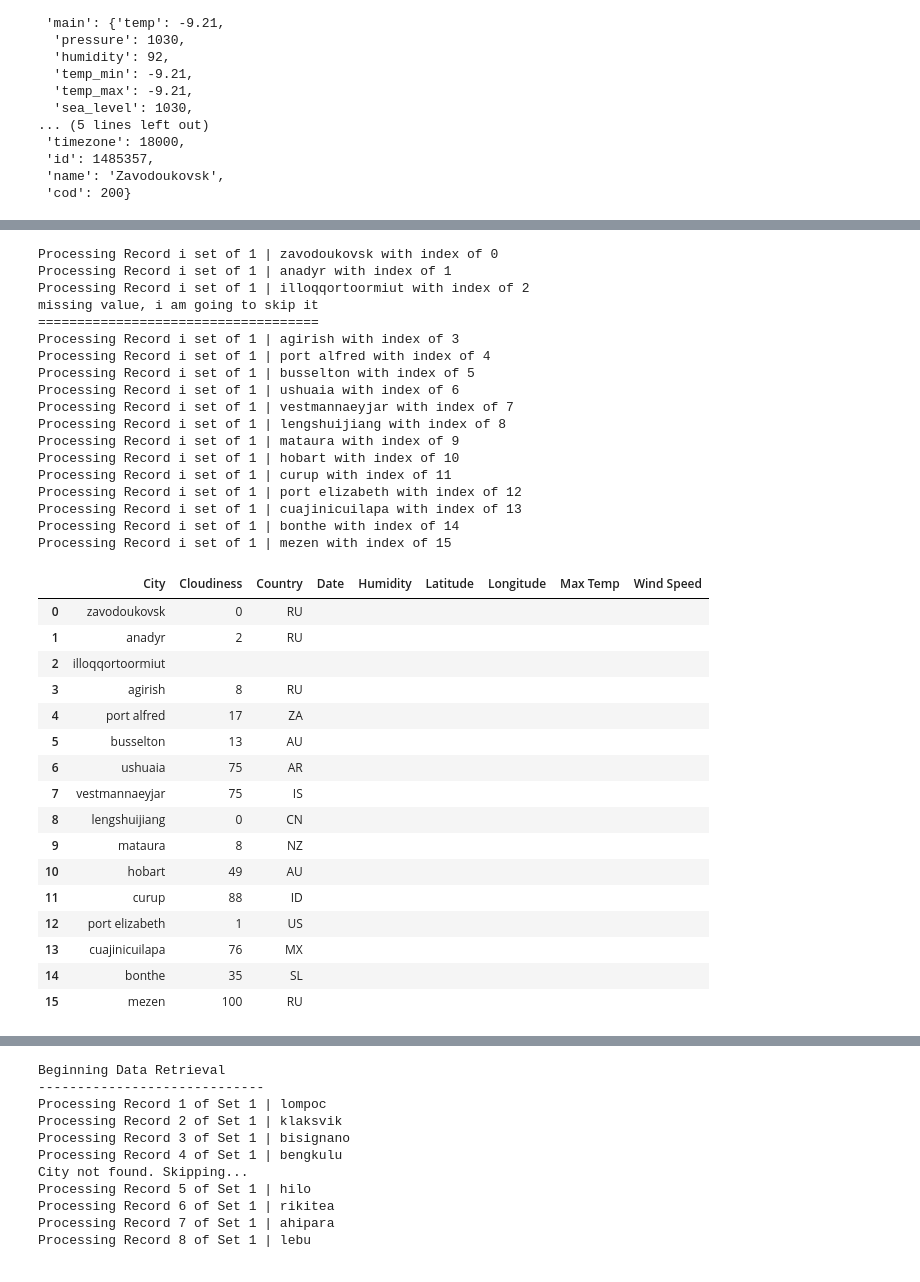
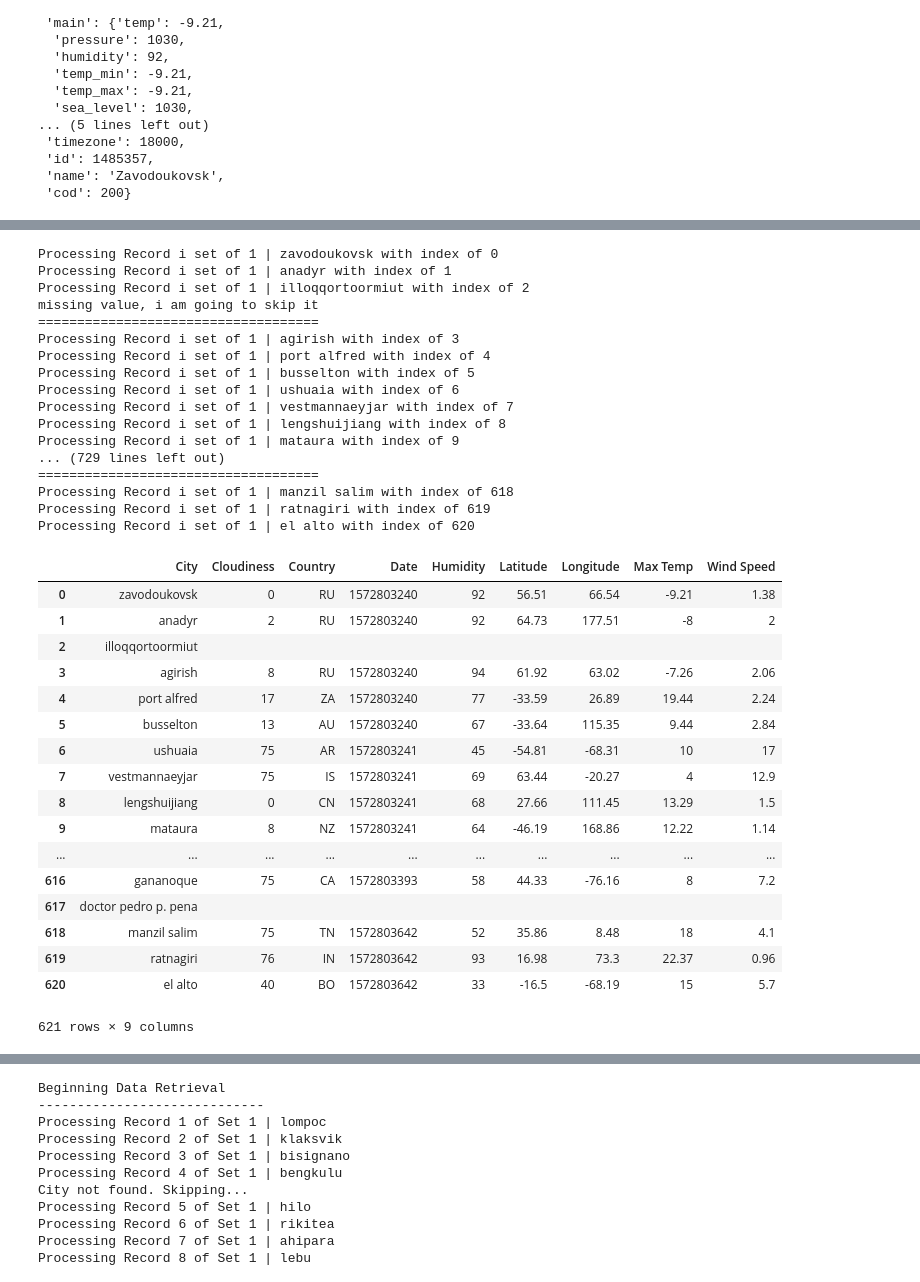
Before and after one commit to jungsik89/python-api-challenge, a Jupyter notebook: Unit6-API/Instructions/starter_code/WeatherPy.ipynb, the cells around one changed output, grey strips where cells are left out. Cells and saved outputs as stored; diff of their text form; code cells hidden in the pictures.

```diff
--- a/Unit6-API/Instructions/starter_code/WeatherPy.ipynb
+++ b/Unit6-API/Instructions/starter_code/WeatherPy.ipynb
@@ -84,7 +84,7 @@ Processing results for index el alto
 #cityList
 cityList.to_csv(r'cityList.csv')
 # %%
-city_df = pd.read_csv('cityList_Test.csv',index_col=[0])
+city_df = pd.read_csv('cityList.csv',index_col=[0])
 # %%
 len(city_df)
 # %% [output]
@@ -165,57 +165,57 @@ for index, row in city_df.iterrows():
     'units': uom
     ,'appid': api_key
     ,'q': city
     }
     print(f'Processing Record i set of 1 | {city} with index of {index}')
     response = requests.get(url,params=params).json()
 
     try:
         city_df.loc[index,'Cloudiness']=response['clouds']['all']
         city_df.loc[index,'Country']=response['sys']['country']
         city_df.loc[index,'Date']=response['dt']
-        city_df.loc['Humidity']=response['main']['humidity']
-        city_df.loc['Longitude']=response['coord']['lon']
-        city_df.loc['Latitude']=response['coord']['lat']
-        city_df.loc['Max Temp']=response['main']['temp_max']
-        city_df.loc['Wind Speed']=response['wind']['speed']
+        city_df.loc[index,'Humidity']=response['main']['humidity']
+        city_df.loc[index,'Longitude']=response['coord']['lon']
+        city_df.loc[index,'Latitude']=response['coord']['lat']
+        city_df.loc[index,'Max Temp']=response['main']['temp_max']
+        city_df.loc[index,'Wind Speed']=response['wind']['speed']
     except KeyError:
         print('missing value, i am going to skip it')
         print('====================================')
 
 city_df
 # %% [output]
 Processing Record i set of 1 | zavodoukovsk with index of 0
 Processing Record i set of 1 | anadyr with index of 1
 Processing Record i set of 1 | illoqqortoormiut with index of 2
 missing value, i am going to skip it
 ====================================
 Processing Record i set of 1 | agirish with index of 3
 Processing Record i set of 1 | port alfred with index of 4
 Processing Record i set of 1 | busselton with index of 5
 Processing Record i set of 1 | ushuaia with index of 6
 Processing Record i set of 1 | vestmannaeyjar with index of 7
 Processing Record i set of 1 | lengshuijiang with index of 8
 Processing Record i set of 1 | mataura with index of 9
-Processing Record i set of 1 | hobart with index of 10
-Processing Record i set of 1 | curup with index of 11
-Processing Record i set of 1 | port elizabeth with index of 12
-Processing Record i set of 1 | cuajinicuilapa with index of 13
-Processing Record i set of 1 | bonthe with index of 14
-Processing Record i set of 1 | mezen with index of 15
+... (729 lines left out)
+====================================
+Processing Record i set of 1 | manzil salim with index of 618
+Processing Record i set of 1 | ratnagiri with index of 619
+Processing Record i set of 1 | el alto with index of 620
 |  | City | Cloudiness | Country | Date | Humidity | Latitude | Longitude | Max Temp | Wind Speed |
-| 0 | zavodoukovsk | 0 | RU |  |  |  |  |  |  |
-| 1 | anadyr | 2 | RU |  |  |  |  |  |  |
+| 0 | zavodoukovsk | 0 | RU | 1572803240 | 92 | 56.51 | 66.54 | -9.21 | 1.38 |
+| 1 | anadyr | 2 | RU | 1572803240 | 92 | 64.73 | 177.51 | -8 | 2 |
 | 2 | illoqqortoormiut |  |  |  |  |  |  |  |  |
-| 3 | agirish | 8 | RU |  |  |  |  |  |  |
-| 4 | port alfred | 17 | ZA |  |  |  |  |  |  |
-| 5 | busselton | 13 | AU |  |  |  |  |  |  |
-| 6 | ushuaia | 75 | AR |  |  |  |  |  |  |
-| 7 | vestmannaeyjar | 75 | IS |  |  |  |  |  |  |
-| 8 | lengshuijiang | 0 | CN |  |  |  |  |  |  |
-| 9 | mataura | 8 | NZ |  |  |  |  |  |  |
-| 10 | hobart | 49 | AU |  |  |  |  |  |  |
-| 11 | curup | 88 | ID |  |  |  |  |  |  |
-| 12 | port elizabeth | 1 | US |  |  |  |  |  |  |
-| 13 | cuajinicuilapa | 76 | MX |  |  |  |  |  |  |
-| 14 | bonthe | 35 | SL |  |  |  |  |  |  |
-| 15 | mezen | 100 | RU |  |  |  |  |  |  |
+| 3 | agirish | 8 | RU | 1572803240 | 94 | 61.92 | 63.02 | -7.26 | 2.06 |
+| 4 | port alfred | 17 | ZA | 1572803240 | 77 | -33.59 | 26.89 | 19.44 | 2.24 |
+| 5 | busselton | 13 | AU | 1572803240 | 67 | -33.64 | 115.35 | 9.44 | 2.84 |
+| 6 | ushuaia | 75 | AR | 1572803241 | 45 | -54.81 | -68.31 | 10 | 17 |
+| 7 | vestmannaeyjar | 75 | IS | 1572803241 | 69 | 63.44 | -20.27 | 4 | 12.9 |
+| 8 | lengshuijiang | 0 | CN | 1572803241 | 68 | 27.66 | 111.45 | 13.29 | 1.5 |
+| 9 | mataura | 8 | NZ | 1572803241 | 64 | -46.19 | 168.86 | 12.22 | 1.14 |
+| ... | ... | ... | ... | ... | ... | ... | ... | ... | ... |
+| 616 | gananoque | 75 | CA | 1572803393 | 58 | 44.33 | -76.16 | 8 | 7.2 |
+| 617 | doctor pedro p. pena |  |  |  |  |  |  |  |  |
+| 618 | manzil salim | 75 | TN | 1572803642 | 52 | 35.86 | 8.48 | 18 | 4.1 |
+| 619 | ratnagiri | 76 | IN | 1572803642 | 93 | 16.98 | 73.3 | 22.37 | 0.96 |
+| 620 | el alto | 40 | BO | 1572803642 | 33 | -16.5 | -68.19 | 15 | 5.7 |
+621 rows × 9 columns
```
Also changed, not shown: parts of 30 cells of this notebook, 1 other file.
